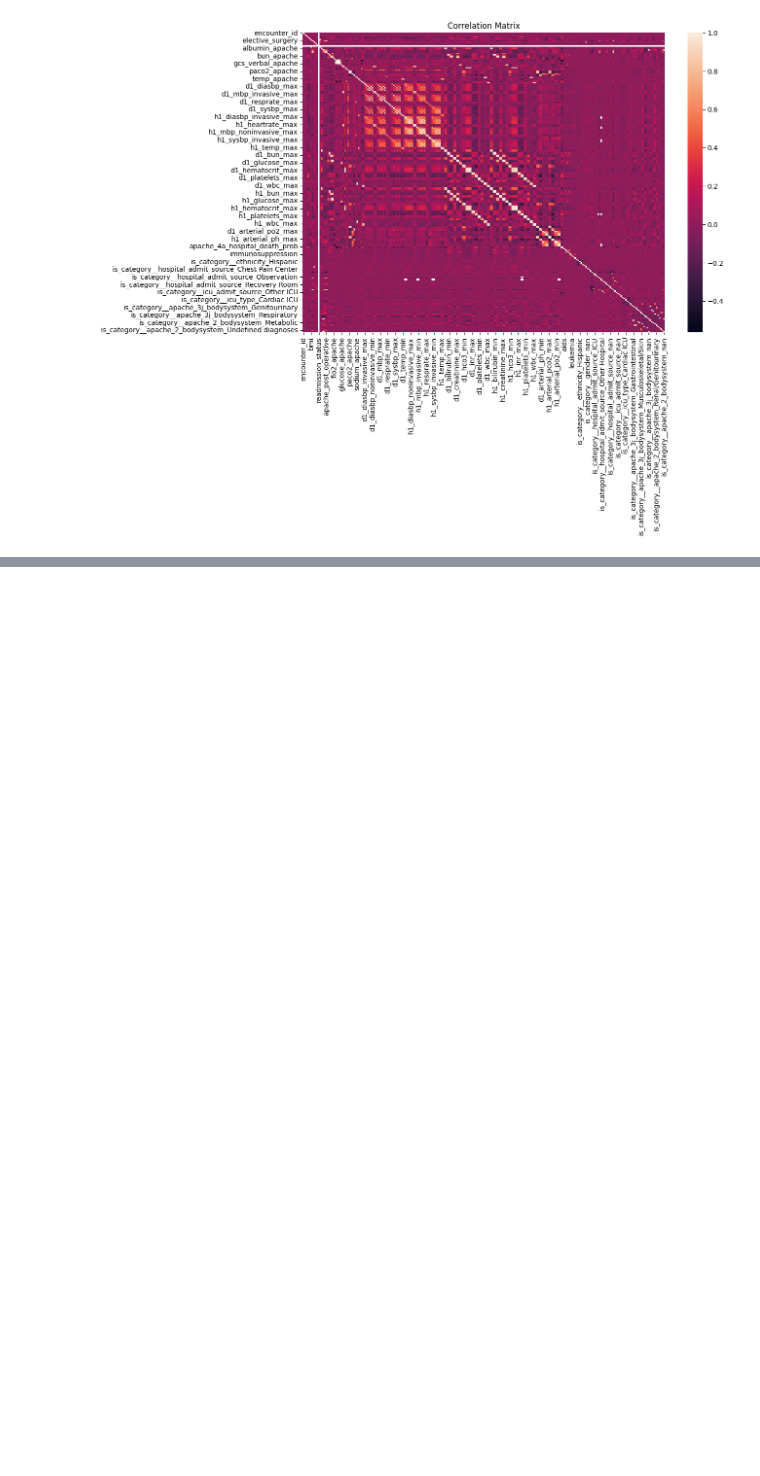
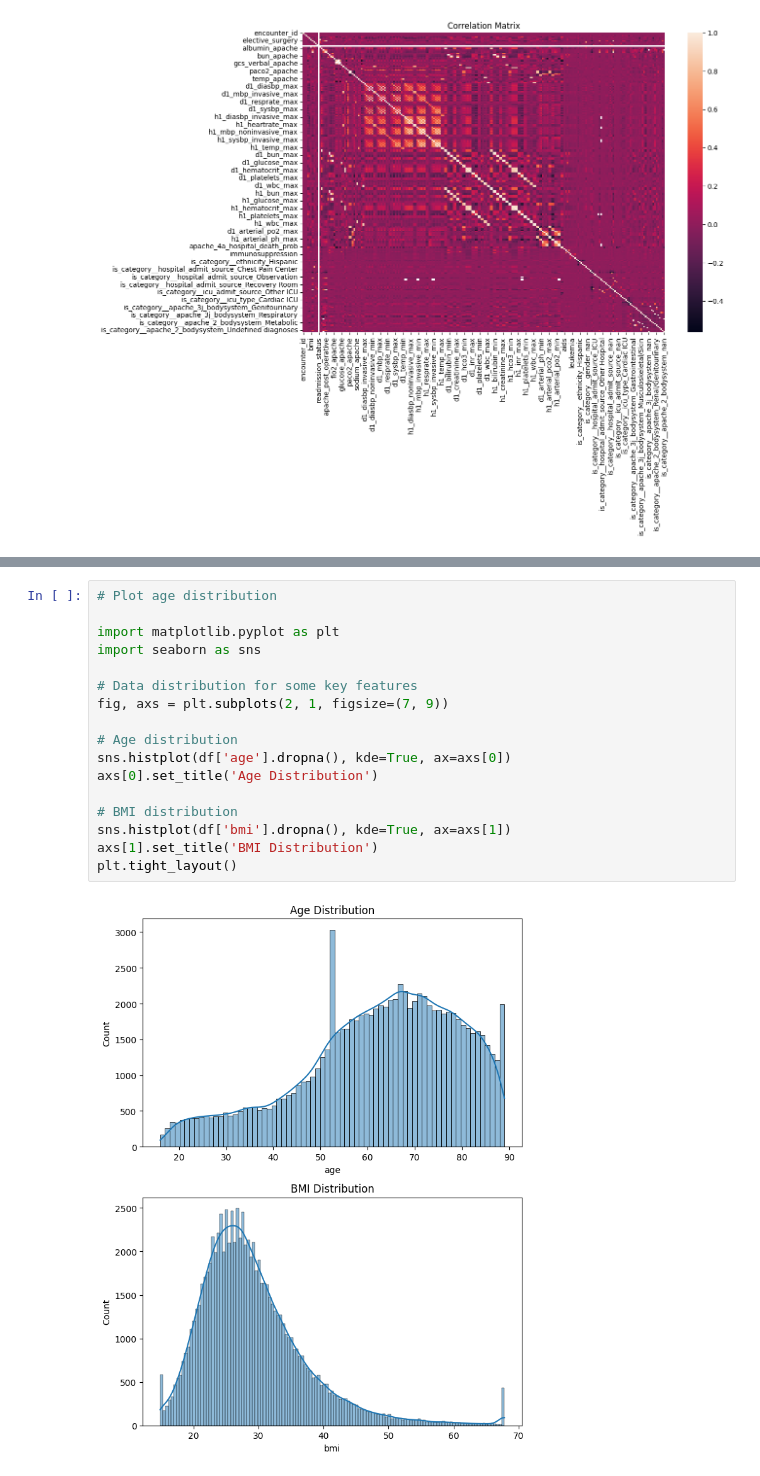
Before and after one commit to Jelmer1887/2IX30_2025, a Jupyter notebook: dataset_introduction.ipynb, the cells around one changed output, grey strips where cells are left out. Cells and saved outputs as stored; diff of their text form; blank space fills up the shorter version.

```diff
--- a/dataset_introduction.ipynb
+++ b/dataset_introduction.ipynb
@@ -591,0 +587,19 @@ print(class_counts)
+# %%
+# Plot age distribution
+
+import matplotlib.pyplot as plt
+import seaborn as sns
+
+# Data distribution for some key features
+fig, axs = plt.subplots(2, 1, figsize=(7, 9))
+
+# Age distribution
+sns.histplot(df['age'].dropna(), kde=True, ax=axs[0])
+axs[0].set_title('Age Distribution')
+
+# BMI distribution
+sns.histplot(df['bmi'].dropna(), kde=True, ax=axs[1])
+axs[1].set_title('BMI Distribution')
+plt.tight_layout()
+# %% [output]
+[figure, added]
```
Also changed, not shown: parts of 7 cells of this notebook.
